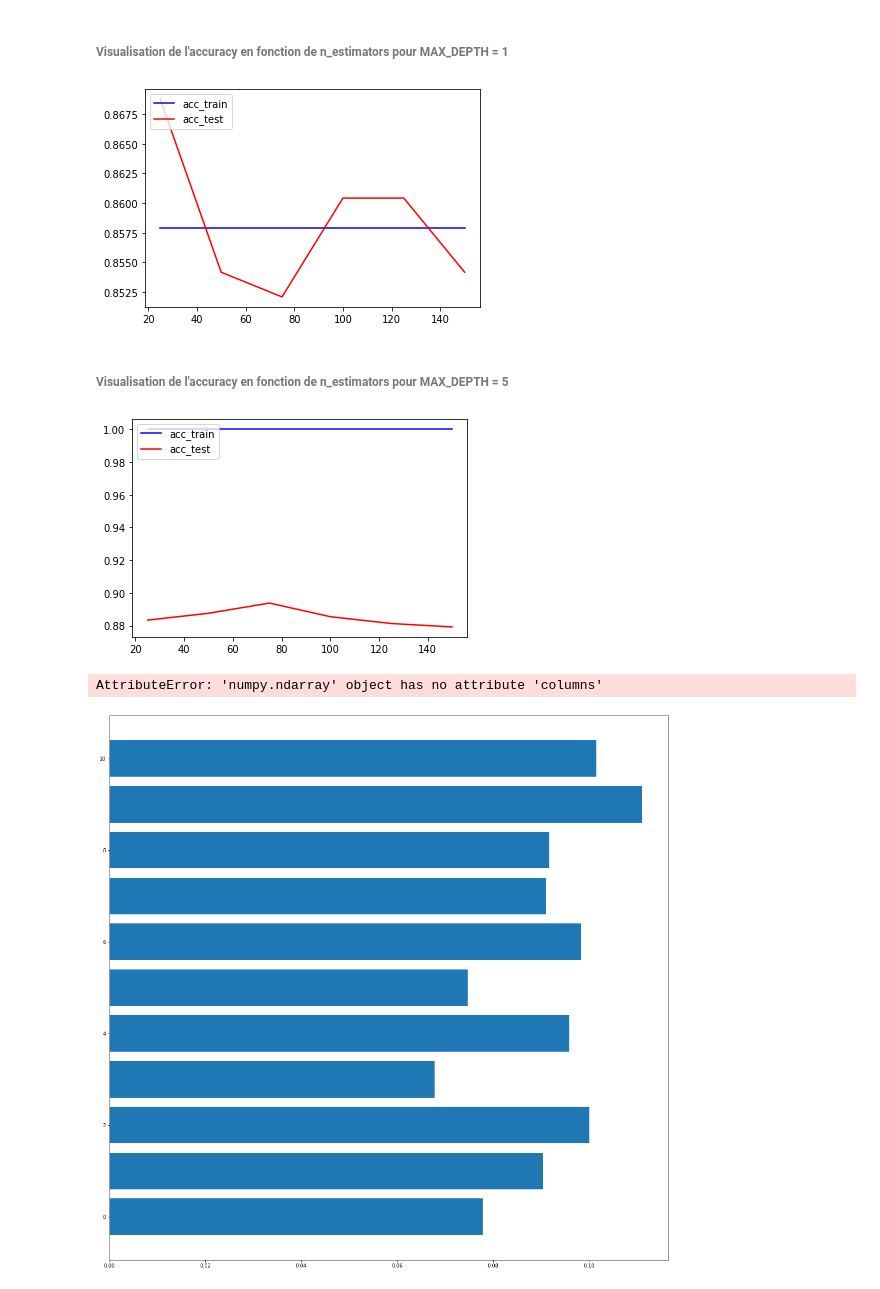
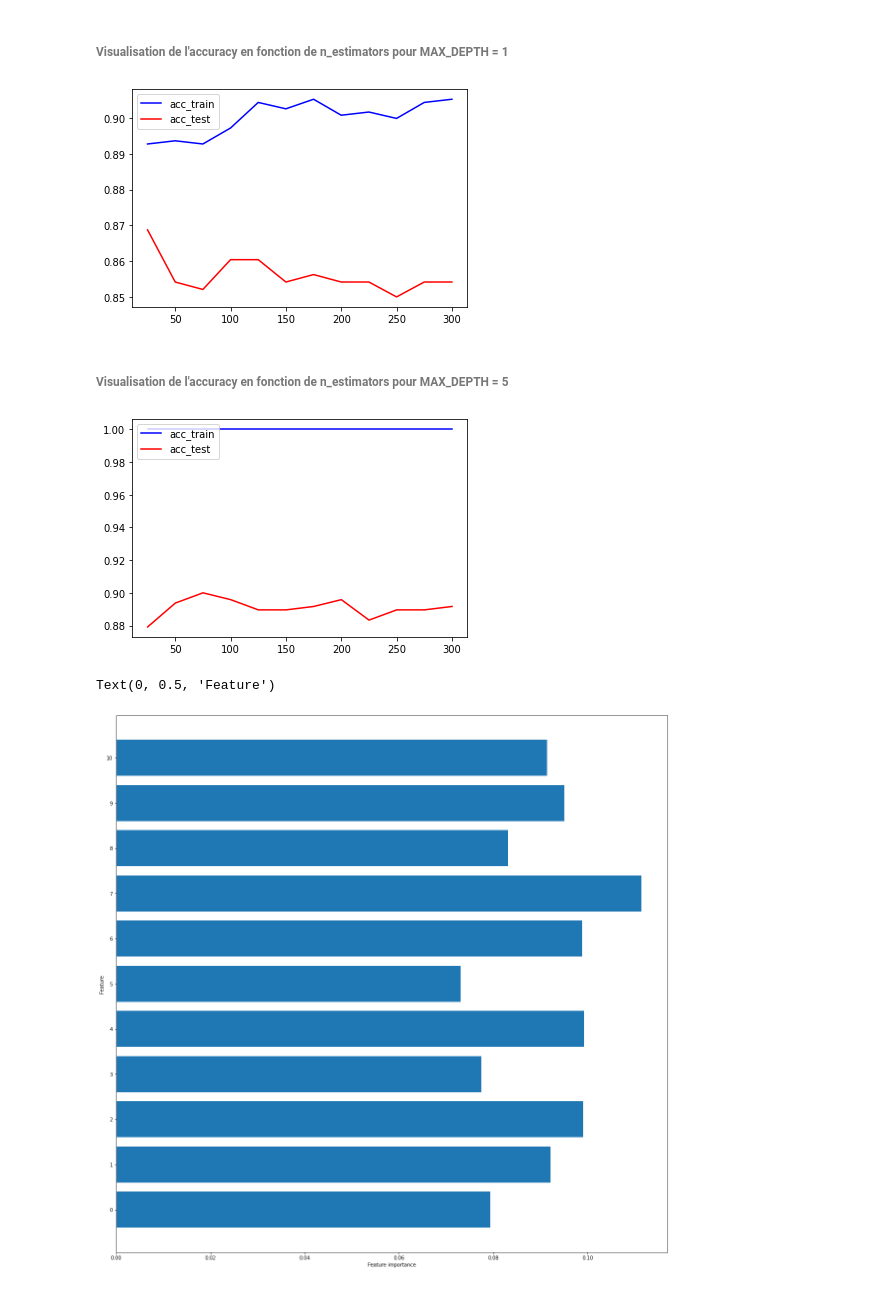
Before and after one commit to atchiasso/IAData_cours_2, a Jupyter notebook: Mini projet ensemble learning/notebook.ipynb, the cells around one changed output. Drawn from its saved outputs; the diff is of its cells as text; code cells hidden in the pictures.

```diff
--- a/Mini projet ensemble learning/notebook.ipynb
+++ b/Mini projet ensemble learning/notebook.ipynb
@@ -214,8 +212,9 @@ Accuracy: 0.8579088471849866
 # %%
 from matplotlib import pyplot
 from sklearn.metrics import accuracy_score
+from sklearn.model_selection import cross_val_score
 
-n_estimators = [25, 50, 75, 100, 125, 150]
+n_estimators = [25, 50, 75, 100, 125, 150, 175, 200, 225, 250, 275, 300]
 accuracy_train = []
 
 for i in range(len(n_estimators)):
@@ -225,11 +224,11 @@ for i in range(len(n_estimators)):
 
     # Train Adaboost Classifer
     model = bdt.fit(X_train, y_train)
-    y_pred_tain = model.predict(X_train)
-    accuracy_train.append(accuracy_score(y_train, y_pred_train))
+    accuracy_train.append(bdt.score(X_train, y_train))
 # %%
 from matplotlib import pyplot
-n_estimators = [25, 50, 75, 100, 125, 150]
+
+n_estimators = [25, 50, 75, 100, 125, 150, 175, 200, 225, 250, 275, 300]
 accuracy_test = []
 
 for i in range(len(n_estimators)):
@@ -248,12 +247,13 @@ pylab.plot(n_estimators, accuracy_test, '-r', label='acc_test')
 pylab.legend(loc='upper left')
 pylab.show()
 # %% [output]
-[figure, old version]
+[figure, new version]
 # %% [markdown]
 ###### Visualisation de l'accuracy en fonction de n_estimators pour MAX_DEPTH = 5
 # %%
 from matplotlib import pyplot
-n_estimators = [25, 50, 75, 100, 125, 150]
+
+n_estimators = [25, 50, 75, 100, 125, 150, 175, 200, 225, 250, 275, 300]
 accuracy_train = []
 
 for i in range(len(n_estimators)):
@@ -266,7 +266,7 @@ for i in range(len(n_estimators)):
     accuracy_train.append(bdt.score(X_train, y_train))
 # %%
 from matplotlib import pyplot
-n_estimators = [25, 50, 75, 100, 125, 150]
+n_estimators = [25, 50, 75, 100, 125, 150, 175, 200, 225, 250, 275, 300]
 accuracy_test = []
 
 for i in range(len(n_estimators)):
@@ -283,7 +283,7 @@ pylab.plot(n_estimators, accuracy_test, '-r', label='acc_test')
 pylab.legend(loc='upper left')
 pylab.show()
 # %% [output]
-[figure, old version]
+[figure, new version]
 # %%
 feature_names = [f"feature {i}" for i in range(X_scaled.shape[1])]
 bdt = AdaBoostClassifier(
@@ -293,10 +293,10 @@ model = bdt.fit(X_train, y_train)
 # %%
 n_features = X_train.shape[1]
 plt.figure(figsize=(20,20))
 plt.barh(range(n_features), model.feature_importances_, align='center')
-plt.yticks(np.arange(n_features), X_train.columns)
+plt.yticks(np.arange(n_features))
 plt.xlabel('Feature importance')
 plt.ylabel('Feature')
 # %% [output]
-AttributeError: 'numpy.ndarray' object has no attribute 'columns'
+Text(0, 0.5, 'Feature')
-[figure, old version]
+[figure, new version]
```
Also changed, not shown: parts of 5 cells of this notebook.
